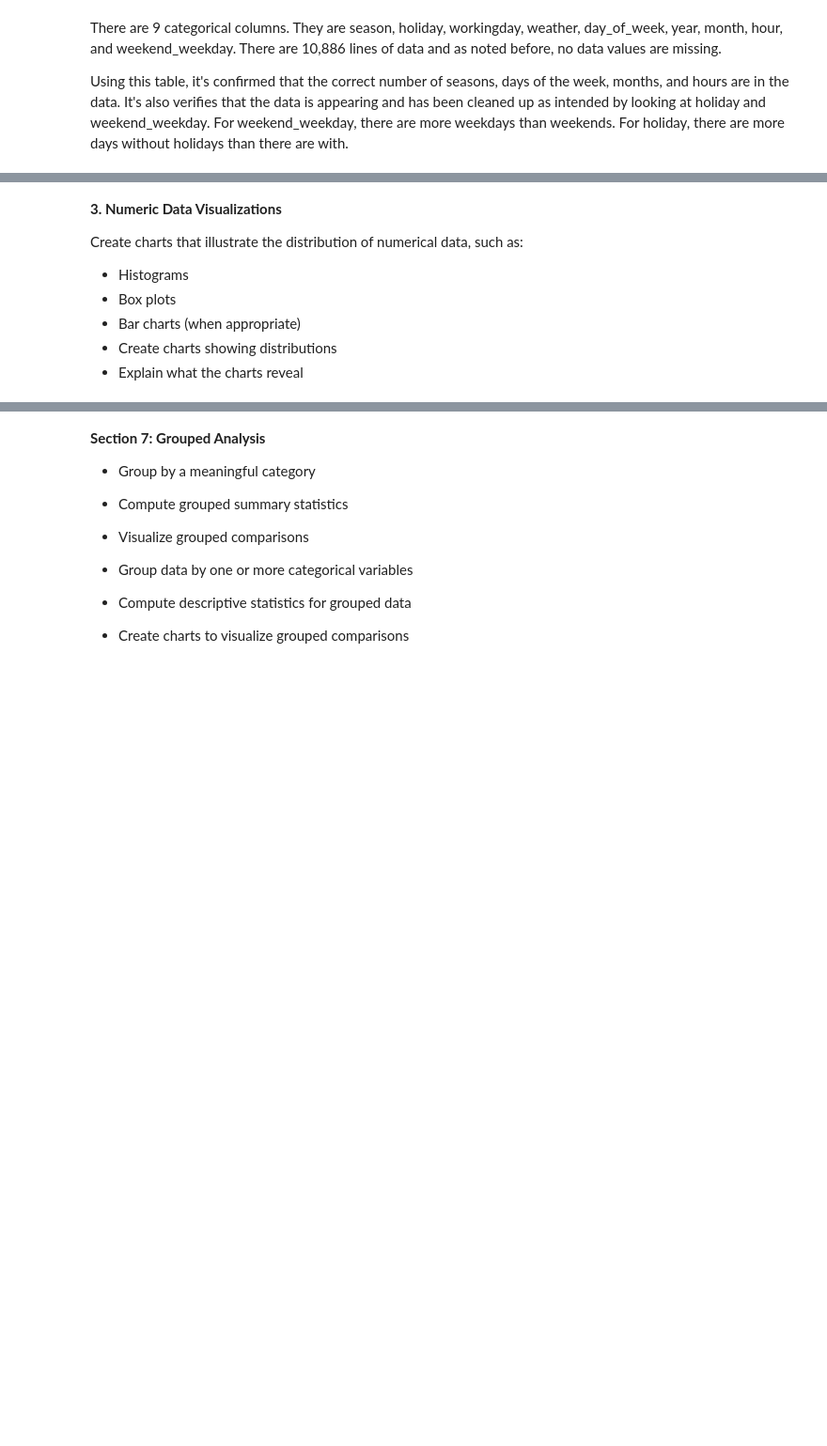
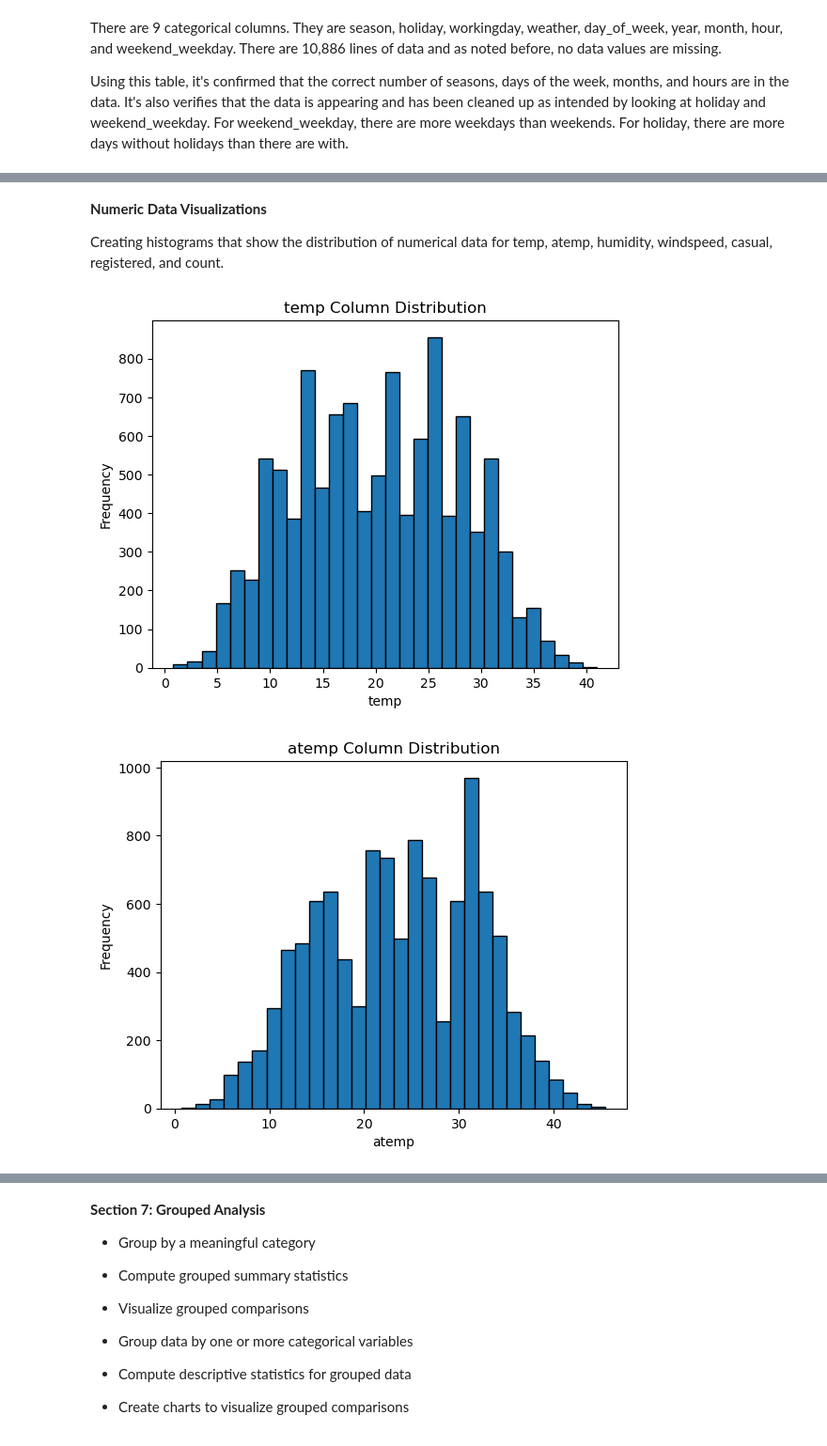
Before and after one commit to keshleem/final_project, a Jupyter notebook: klmartin_dx602_final.ipynb, the cells around one changed output, grey strips where cells are left out. Shown at 94% size. Drawn from its saved outputs; the diff is of its cells as text; code cells hidden in the pictures; blank space fills up the shorter version.

```diff
--- a/klmartin_dx602_final.ipynb
+++ b/klmartin_dx602_final.ipynb
@@ -394,15 +426,26 @@ Using this table, it's confirmed that the correct number of seasons, days of the
 # %% [markdown]
-**3. Numeric Data Visualizations**
+**Numeric Data Visualizations**
 
-Create charts that illustrate the distribution of numerical data, such as:
-
-* Histograms
-* Box plots
-* Bar charts (when appropriate)
-* Create charts showing distributions
-* Explain what the charts reveal
+Creating histograms that show the distribution of numerical data for temp, atemp, humidity, windspeed, casual, registered, and count.
 # %%
-# histograms - for loop to do all at once
+# created a list for all of the numerical columns
+columns_numerical = [
+  "temp",
+  "atemp",
+  "humidity",
+  "windspeed",
+  "casual",
+  "registered",
+  "count"
+]
 
-
-# box plots - for loop to do all at once
+# for loop to plot each of the column histograms to analyze its distribution
+for column in columns_numerical:
+  plt.hist(bikes[column], edgecolor="black", bins=30)
+  plt.title(f"{column} Column Distribution")
+  plt.xlabel(f"{column}")
+  plt.ylabel("Frequency")
+  plt.show()
+# %% [output]
+[figure, added]
+[figure, added]
```
Also changed, not shown: parts of 11 cells of this notebook.
